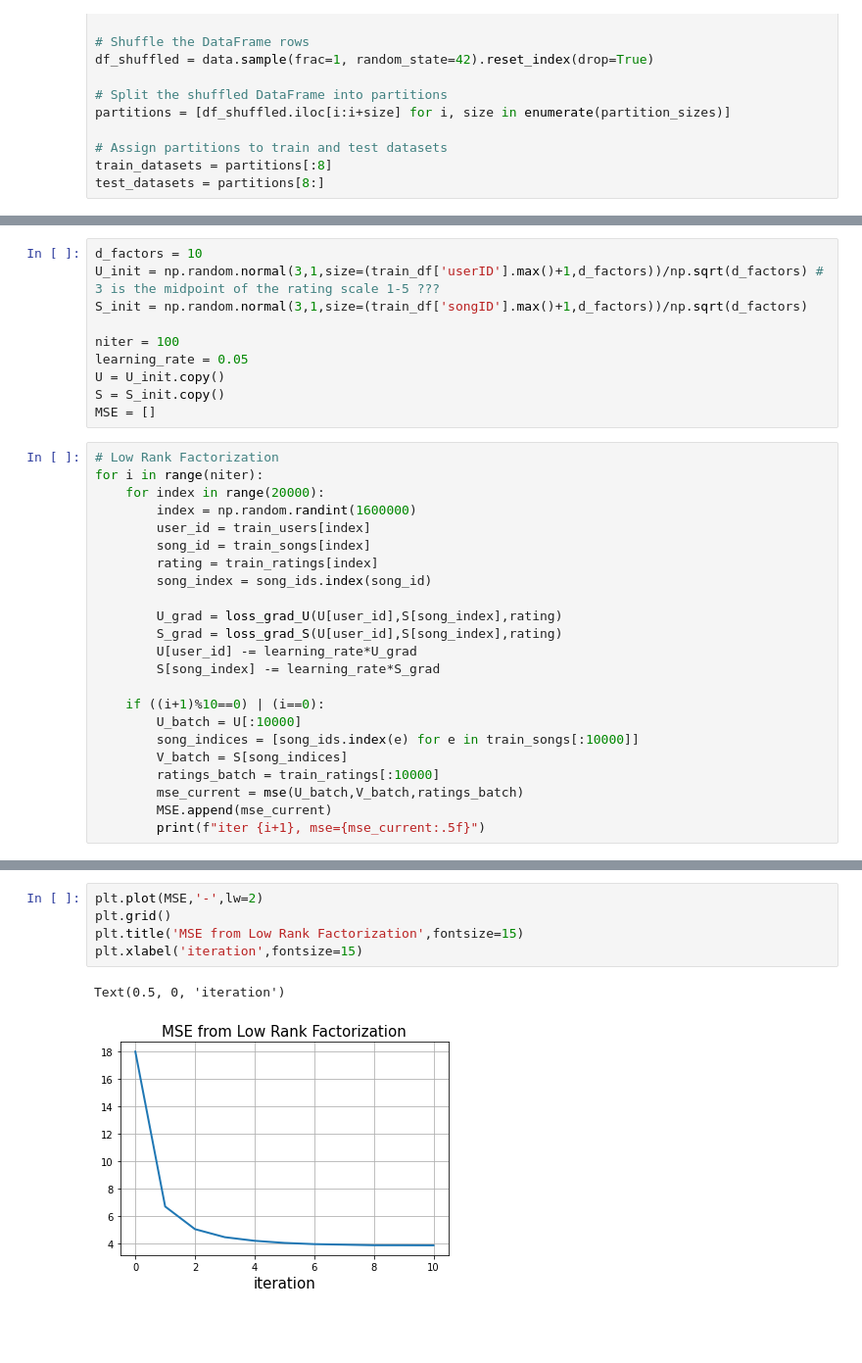
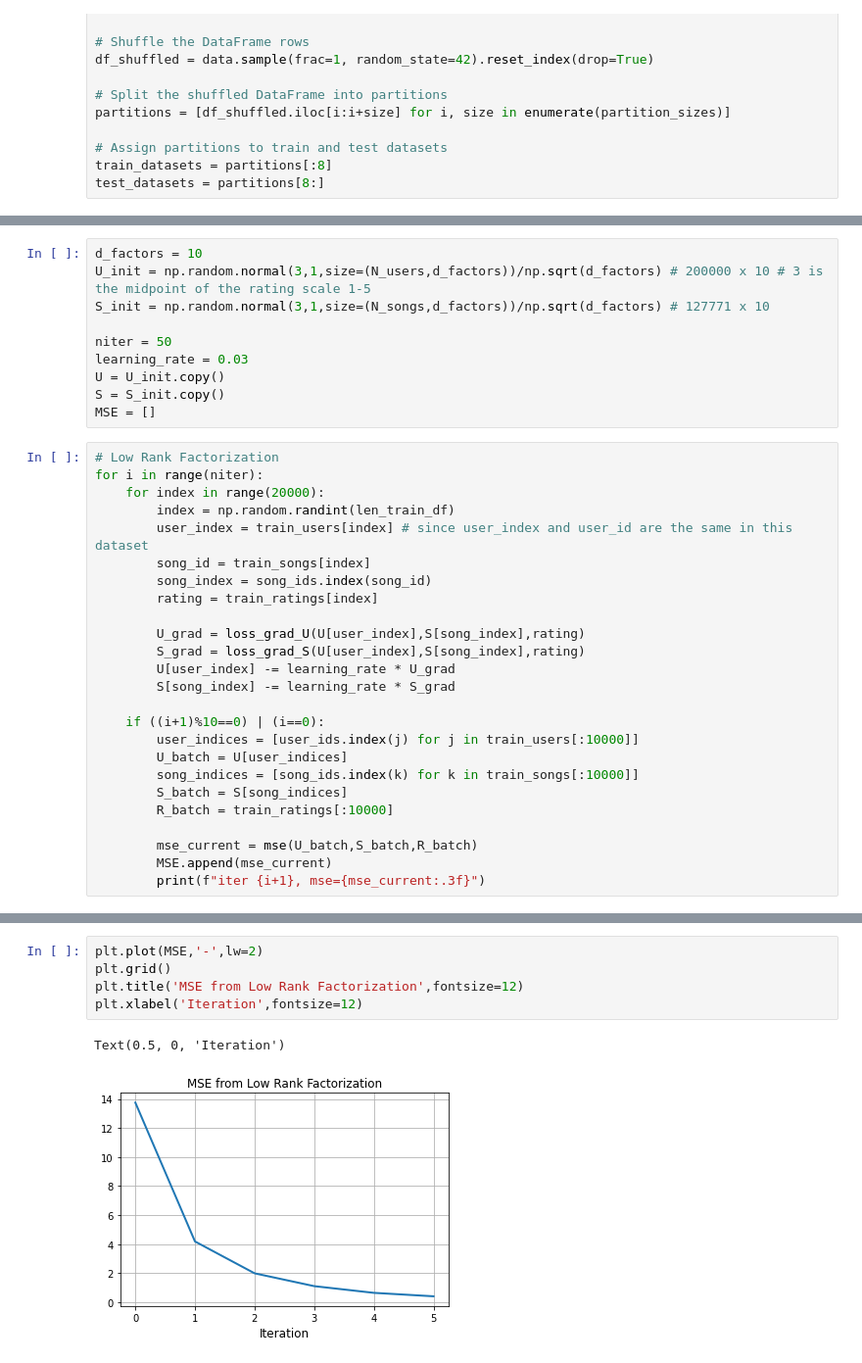
Before and after one commit to Wang-Zixuann/DSA4212, a Jupyter notebook: low rank factorization.ipynb, the cells around one changed output, grey strips where cells are left out. Shown at 98% size. Saved outputs shown, nothing was run; the diff lists cells and outputs as text; blank space fills up the shorter version.

```diff
--- a/low rank factorization.ipynb
+++ b/low rank factorization.ipynb
@@ -72,11 +77,11 @@ def mse(U_batch,S_batch,ratings_batch):
     return np.mean(errors)
 # %%
 d_factors = 10
-U_init = np.random.normal(3,1,size=(train_df['userID'].max()+1,d_factors))/np.sqrt(d_factors) # 3 is the midpoint of the rating scale 1-5 ???
-S_init = np.random.normal(3,1,size=(train_df['songID'].max()+1,d_factors))/np.sqrt(d_factors)
+U_init = np.random.normal(3,1,size=(N_users,d_factors))/np.sqrt(d_factors) # 200000 x 10 # 3 is the midpoint of the rating scale 1-5
+S_init = np.random.normal(3,1,size=(N_songs,d_factors))/np.sqrt(d_factors) # 127771 x 10
 
-niter = 100
-learning_rate = 0.05
+niter = 50
+learning_rate = 0.03
 U = U_init.copy()
 S = S_init.copy()
 MSE = []
@@ -84,23 +89,25 @@ MSE = []
 # Low Rank Factorization
 for i in range(niter):
     for index in range(20000):
-        index = np.random.randint(1600000)
-        user_id = train_users[index]
+        index = np.random.randint(len_train_df)
+        user_index = train_users[index] # since user_index and user_id are the same in this dataset
         song_id = train_songs[index]
+        song_index = song_ids.index(song_id)
         rating = train_ratings[index]
-        song_index = song_ids.index(song_id)
 
-        U_grad = loss_grad_U(U[user_id],S[song_index],rating)
-        S_grad = loss_grad_S(U[user_id],S[song_index],rating)
-        U[user_id] -= learning_rate*U_grad
-        S[song_index] -= learning_rate*S_grad
+        U_grad = loss_grad_U(U[user_index],S[song_index],rating)
+        S_grad = loss_grad_S(U[user_index],S[song_index],rating)
+        U[user_index] -= learning_rate * U_grad
+        S[song_index] -= learning_rate * S_grad
 
     if ((i+1)%10==0) | (i==0):
-        U_batch = U[:10000]
-        song_indices = [song_ids.index(e) for e in train_songs[:10000]]
-        V_batch = S[song_indices]
-        ratings_batch = train_ratings[:10000]
-        mse_current = mse(U_batch,V_batch,ratings_batch)
+        user_indices = [user_ids.index(j) for j in train_users[:10000]]
+        U_batch = U[user_indices]
+        song_indices = [song_ids.index(k) for k in train_songs[:10000]]
+        S_batch = S[song_indices]
+        R_batch = train_ratings[:10000]
+
+        mse_current = mse(U_batch,S_batch,R_batch)
         MSE.append(mse_current)
-        print(f"iter {i+1}, mse={mse_current:.5f}")
+        print(f"iter {i+1}, mse={mse_current:.3f}")
 # %% [output]
@@ -118,11 +120,11 @@ iter 100, mse=3.86348
 # %%
 plt.plot(MSE,'-',lw=2)
 plt.grid()
-plt.title('MSE from Low Rank Factorization',fontsize=15)
-plt.xlabel('iteration',fontsize=15)
+plt.title('MSE from Low Rank Factorization',fontsize=12)
+plt.xlabel('Iteration',fontsize=12)
 # %% [output]
-Text(0.5, 0, 'iteration')
+Text(0.5, 0, 'Iteration')
-[figure, old version]
+[figure, new version]
 # %%
 # Generate predictions
 predicted_ratings = []
```
Also changed, not shown: parts of 5 cells of this notebook.
